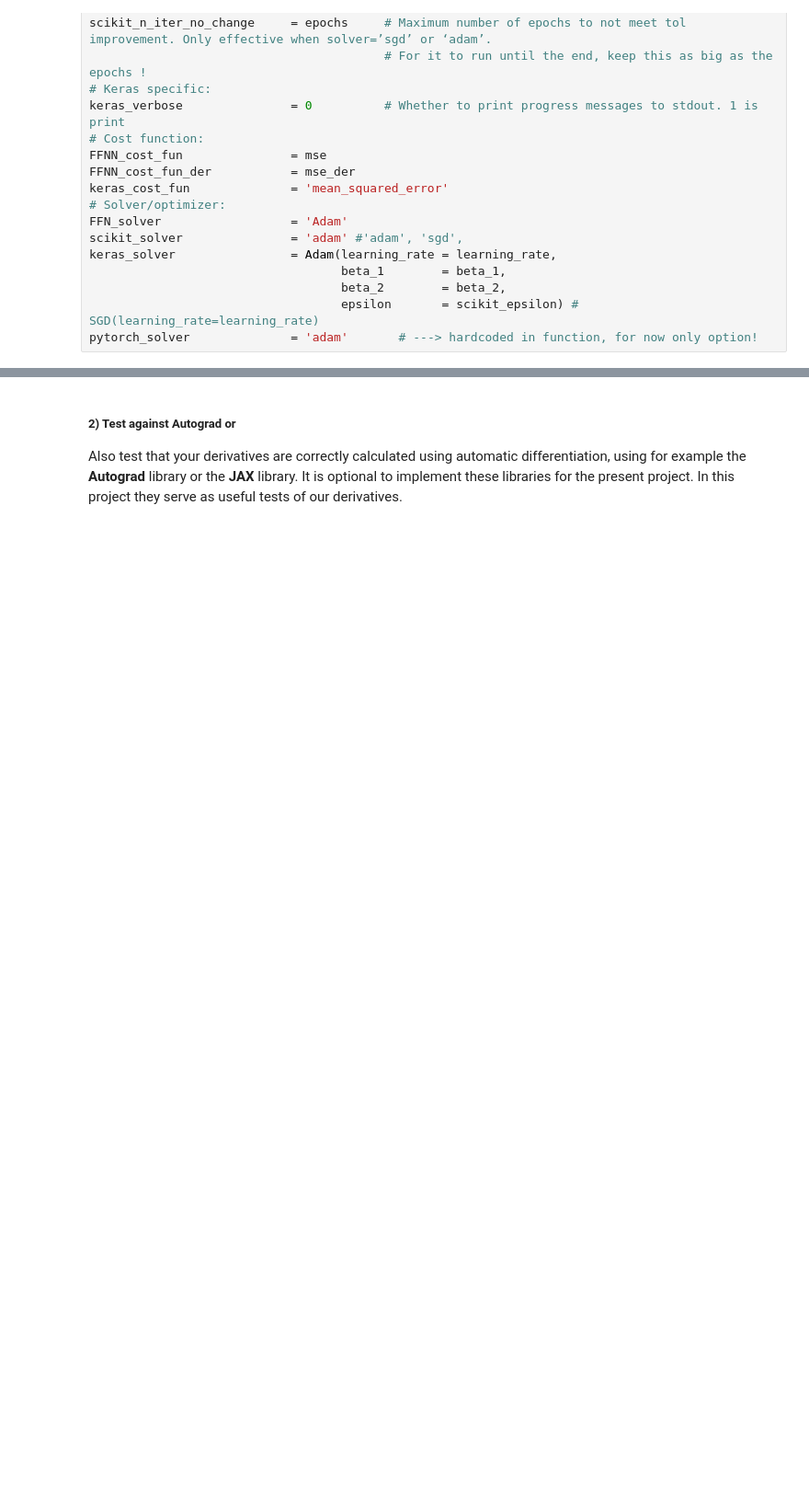
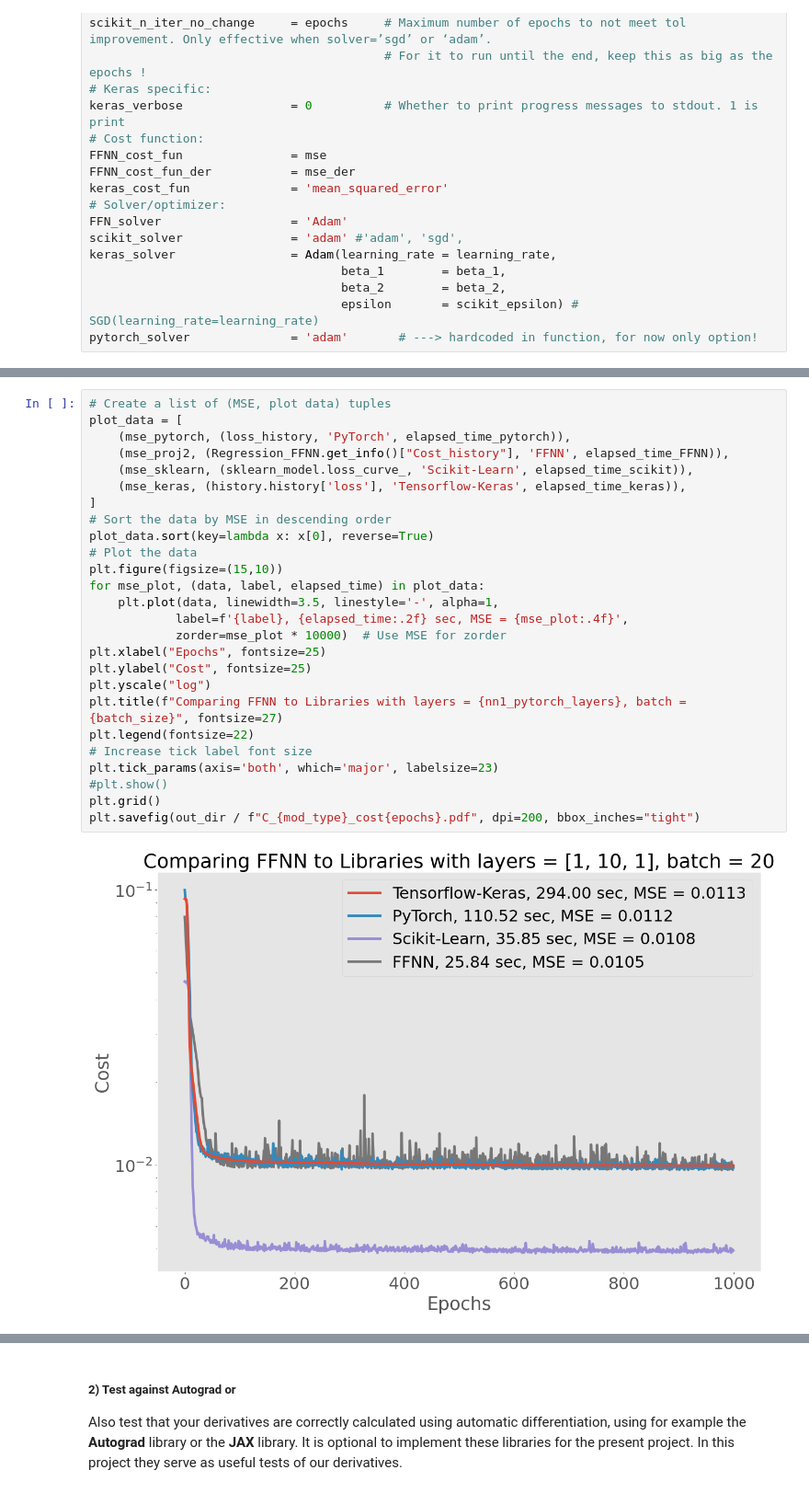
Before and after one commit to kjes4pres/Project_2_FYSSTK, a Jupyter notebook: Code/main/c.ipynb, the cells around one changed output, grey strips where cells are left out. Shown at 92% size. Drawn from its saved outputs; the diff is of its cells as text; blank space fills up the shorter version.

```diff
--- a/Code/main/c.ipynb
+++ b/Code/main/c.ipynb
@@ -599,0 +423,28 @@ plt.show()
+# %%
+# Create a list of (MSE, plot data) tuples
+plot_data = [
+    (mse_pytorch, (loss_history, 'PyTorch', elapsed_time_pytorch)),
+    (mse_proj2, (Regression_FFNN.get_info()["Cost_history"], 'FFNN', elapsed_time_FFNN)),
+    (mse_sklearn, (sklearn_model.loss_curve_, 'Scikit-Learn', elapsed_time_scikit)),
+    (mse_keras, (history.history['loss'], 'Tensorflow-Keras', elapsed_time_keras)),
+]
+# Sort the data by MSE in descending order
+plot_data.sort(key=lambda x: x[0], reverse=True)
+# Plot the data
+plt.figure(figsize=(15,10))
+for mse_plot, (data, label, elapsed_time) in plot_data:
+    plt.plot(data, linewidth=3.5, linestyle='-', alpha=1,
+            label=f'{label}, {elapsed_time:.2f} sec, MSE = {mse_plot:.4f}',
+            zorder=mse_plot * 10000)  # Use MSE for zorder
+plt.xlabel("Epochs", fontsize=25)
+plt.ylabel("Cost", fontsize=25)
+plt.yscale("log")
+plt.title(f"Comparing FFNN to Libraries with layers = {nn1_pytorch_layers}, batch = {batch_size}", fontsize=27)
+plt.legend(fontsize=22)
+# Increase tick label font size
+plt.tick_params(axis='both', which='major', labelsize=23)
+#plt.show()
+plt.grid()
+plt.savefig(out_dir / f"C_{mod_type}_cost{epochs}.pdf", dpi=200, bbox_inches="tight")
+# %% [output]
+[figure, added]
```
Also changed, not shown: parts of 43 cells of this notebook, 8 other files.
